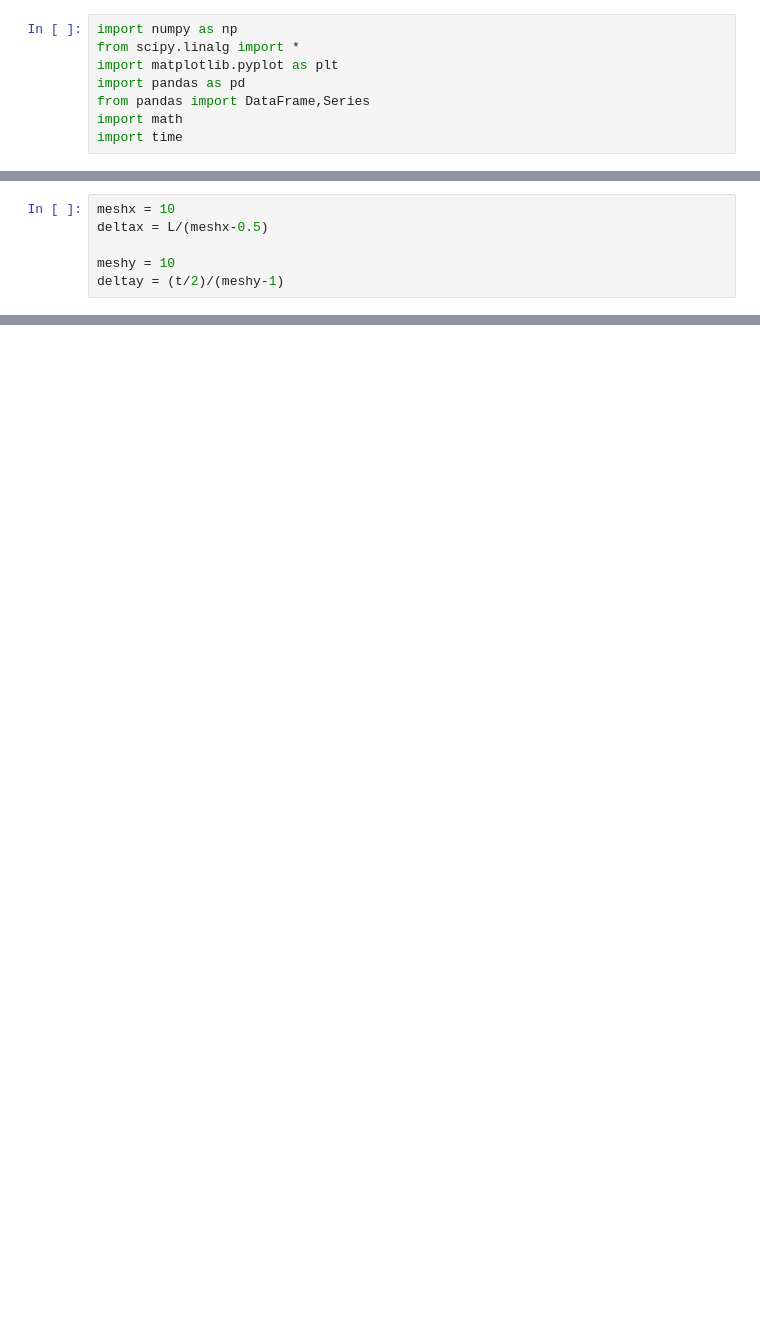
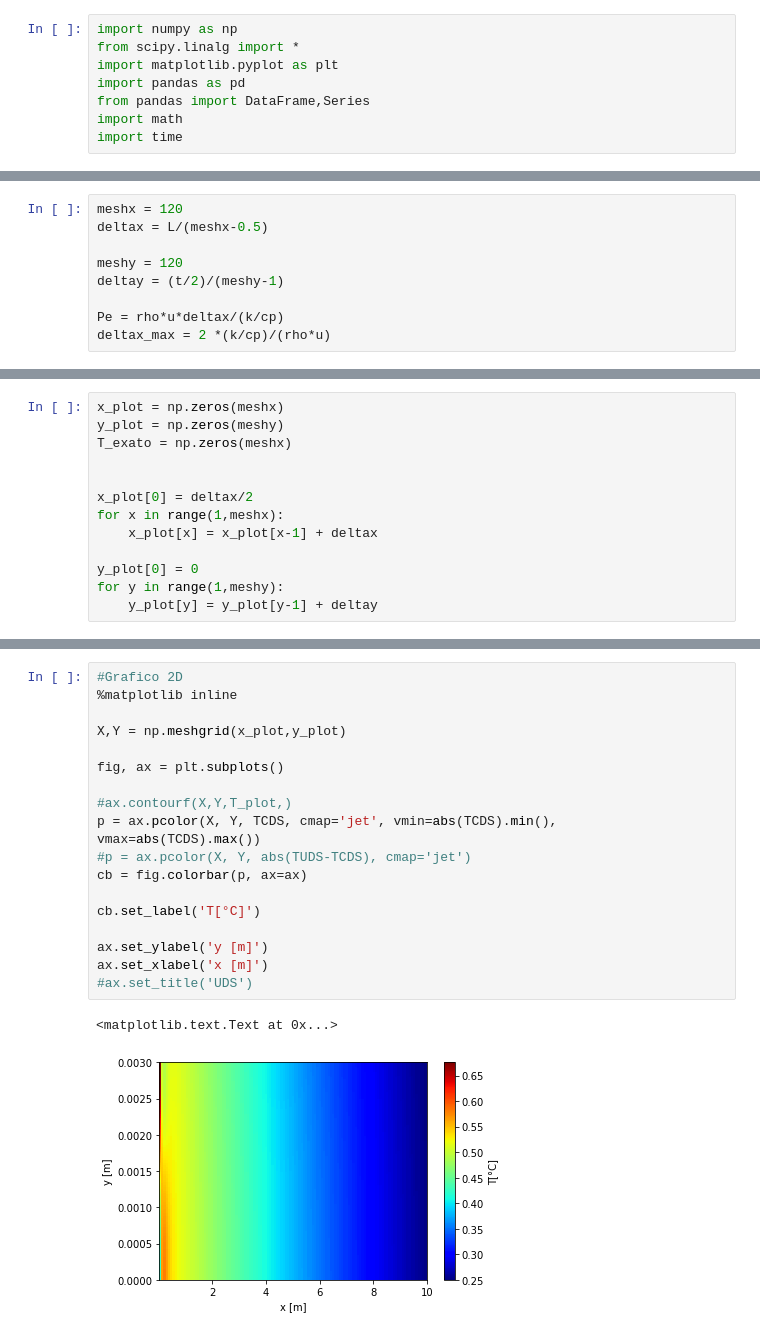
Before and after one commit to gusttavlang/TransComp, a Jupyter notebook: Trabalho 6/Trabalho 6 - Laminador.ipynb, the cells around one changed output, grey strips where cells are left out. Cells and saved outputs as stored; diff of their text form; blank space fills up the shorter version.

```diff
--- a/Trabalho 6/Trabalho 6 - Laminador.ipynb
+++ b/Trabalho 6/Trabalho 6 - Laminador.ipynb
@@ -17,6 +20,9 @@ w = 1 #m
 # %%
-meshx = 10
+meshx = 120
 deltax = L/(meshx-0.5)
 
-meshy = 10
+meshy = 120
 deltay = (t/2)/(meshy-1)
+
+Pe = rho*u*deltax/(k/cp)
+deltax_max = 2 *(k/cp)/(rho*u)
@@ -22,0 +33,13 @@ deltay = (t/2)/(meshy-1)
+# %%
+x_plot = np.zeros(meshx)
+y_plot = np.zeros(meshy)
+T_exato = np.zeros(meshx)
+
+
+x_plot[0] = deltax/2
+for x in range(1,meshx):
+    x_plot[x] = x_plot[x-1] + deltax
+
+y_plot[0] = 0
+for y in range(1,meshy):
+    y_plot[y] = y_plot[y-1] + deltay
@@ -171,3 +373,24 @@ q_conv_total = sum(q_conv) *2
 tempo_final = time.time()
 
 tempo = tempo_final-tempo_inicial
+# %%
+#Grafico 2D
+%matplotlib inline
+
+X,Y = np.meshgrid(x_plot,y_plot)
+
+fig, ax = plt.subplots()
+
+#ax.contourf(X,Y,T_plot,)
+p = ax.pcolor(X, Y, TCDS, cmap='jet', vmin=abs(TCDS).min(), vmax=abs(TCDS).max())
+#p = ax.pcolor(X, Y, abs(TUDS-TCDS), cmap='jet')
+cb = fig.colorbar(p, ax=ax)
+
+cb.set_label('T[°C]')
+
+ax.set_ylabel('y [m]')
+ax.set_xlabel('x [m]')
+#ax.set_title('UDS')
+# %% [output]
+<matplotlib.text.Text at 0x...>
+[figure, added]
```
Also changed, not shown: parts of 6 cells of this notebook, 2 other files.
